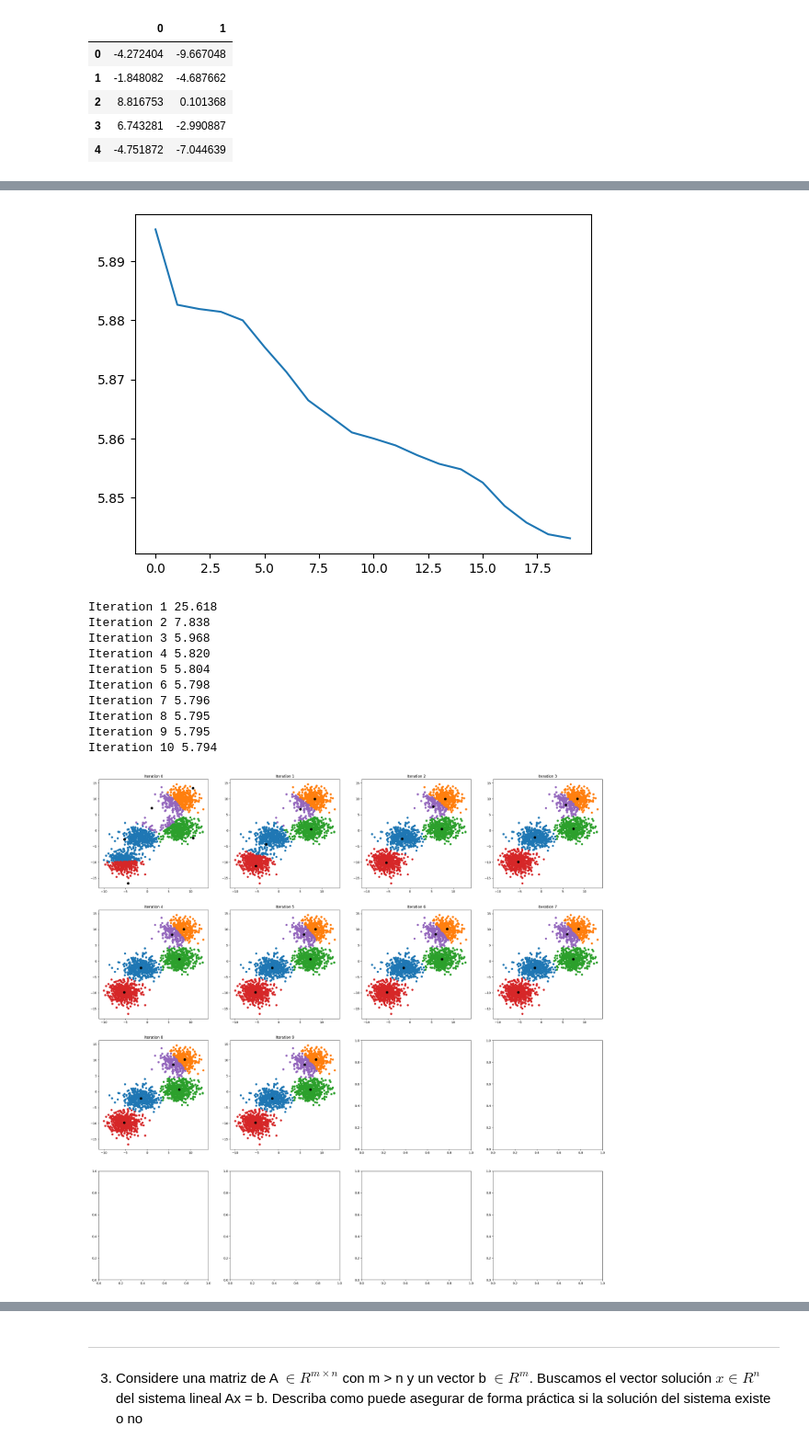
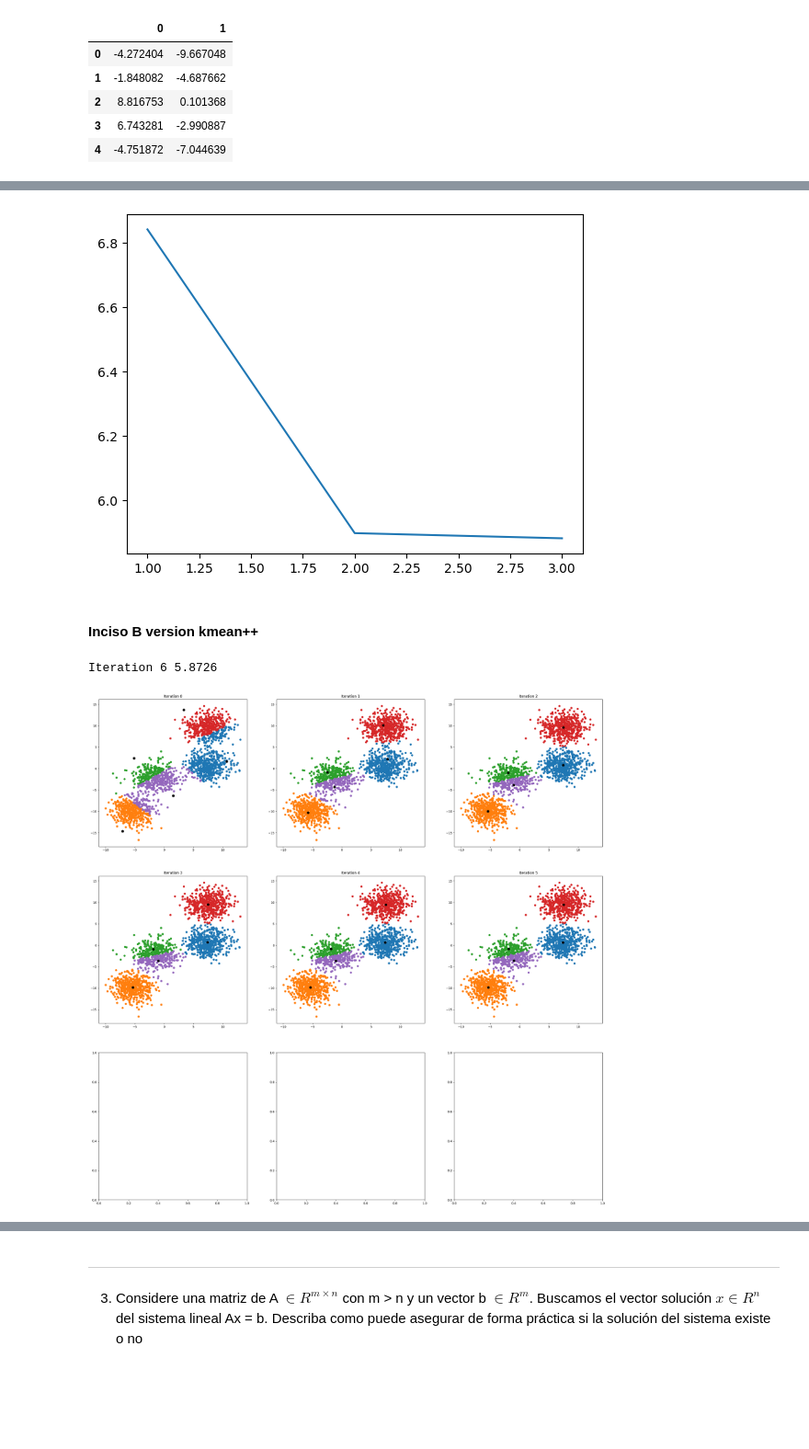
Before and after one commit to mia-uc/math-foundations-for-ai, a Jupyter notebook: hw/hw1/answer.ipynb, the cells around one changed output, grey strips where cells are left out. Shown at 92% size. Cells and saved outputs as stored; diff of their text form; code cells hidden in the pictures; blank space fills up the shorter version.

```diff
--- a/hw/hw1/answer.ipynb
+++ b/hw/hw1/answer.ipynb
@@ -275,22 +261,16 @@ graphic_mosaic(model)
 # %%
-_ = plt.plot(range(len(model.inertia) - 1), model.inertia[1:])
+plt.plot(list(map(lambda x: x+ 1, range(len(model.inertia) - 1))), model.inertia[1:])
+plt.show()
 # %% [output]
-[figure, old version]
+[figure, new version]
+# %% [markdown]
+#### Inciso B version kmean++
 # %%
-model = KMeans(5, init='k_means_plus')
-labels = model.fit(numpy_data)
+model_plus = KMeans(5, init='k_means_plus')
+labels = model_plus.fit(numpy_data)
 
-graphic_mosaic(model)
+graphic_mosaic(model_plus)
 # %% [output]
-Iteration 1 25.618
-Iteration 2 7.838
-Iteration 3 5.968
-Iteration 4 5.820
-Iteration 5 5.804
-Iteration 6 5.798
-Iteration 7 5.796
-Iteration 8 5.795
-Iteration 9 5.795
-Iteration 10 5.794
+Iteration 6 5.8726
-[figure, old version]
+[figure, new version]
 # %%
```
Also changed, not shown: parts of 30 cells of this notebook, 1 other file.
